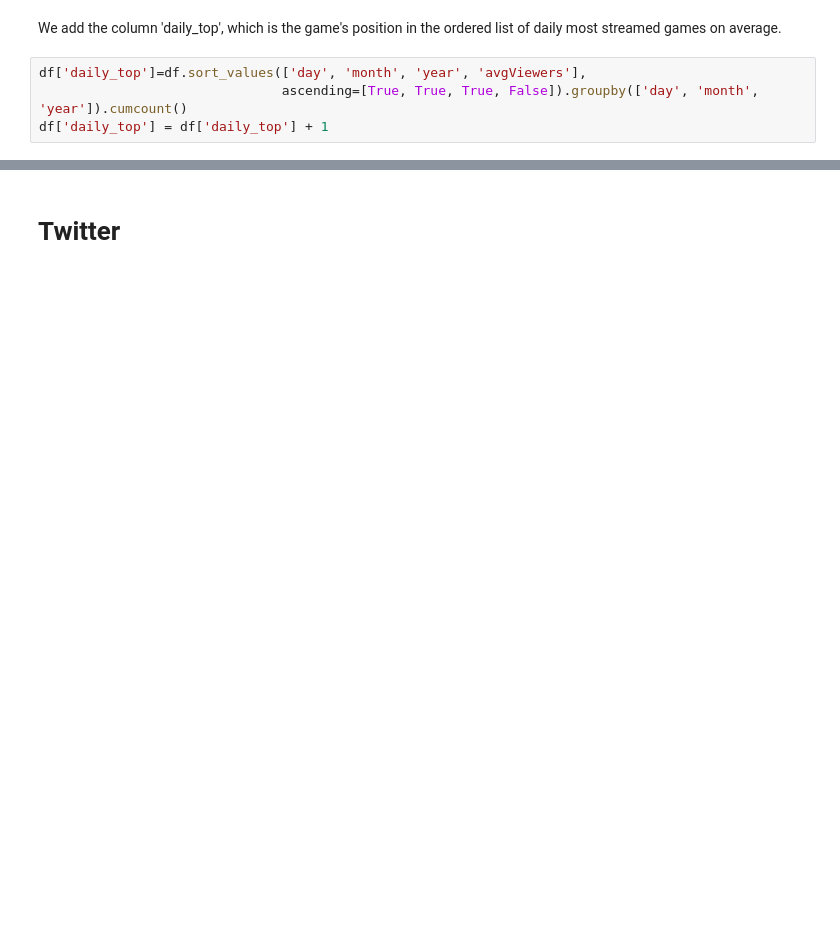
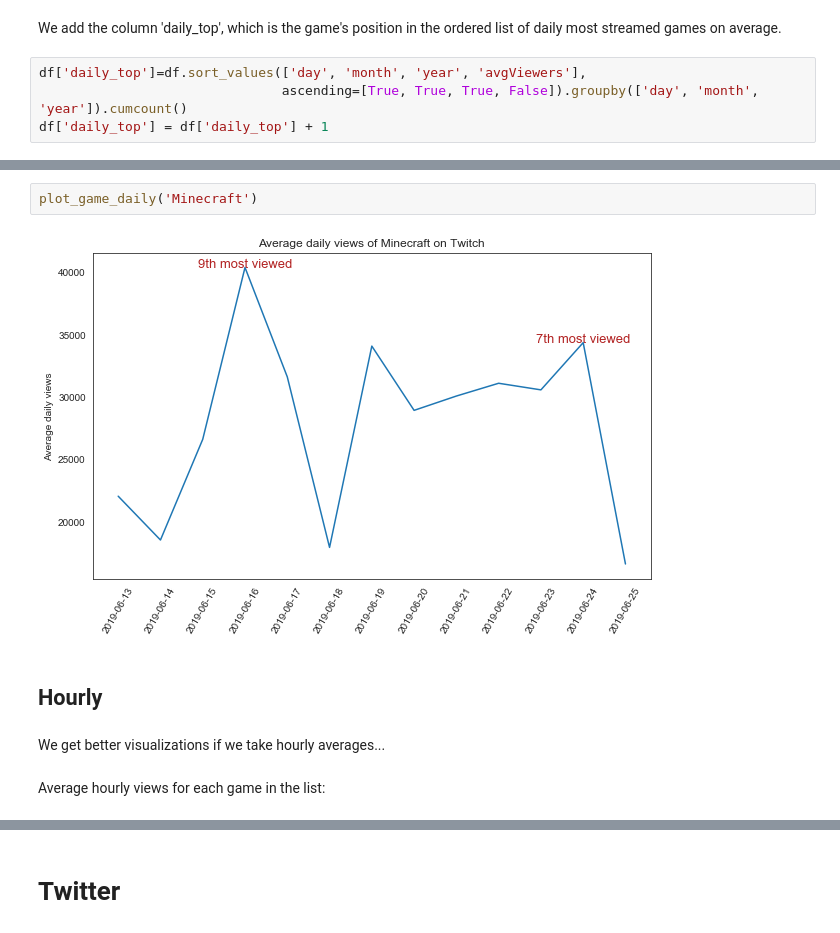
Before and after one commit to hechmik/videogames_buzz, a Jupyter notebook: notebooks/mongo_queries2.ipynb, the cells around one changed output, grey strips where cells are left out. Saved outputs shown, nothing was run; the diff lists cells and outputs as text; blank space fills up the shorter version.

```diff
--- a/notebooks/mongo_queries2.ipynb
+++ b/notebooks/mongo_queries2.ipynb
@@ -185,0 +208,10 @@ df.sort_values(['day', 'month', 'year', 'avgViewers'], ascending=[True, True, Tr
+# %%
+plot_game_daily('Minecraft')
+# %% [output]
+[figure, added]
+# %% [markdown]
+## Hourly
+# %% [markdown]
+We get better visualizations if we take hourly averages...
+# %% [markdown]
+Average hourly views for each game in the list:
```
Also changed, not shown: parts of 37 cells of this notebook.
